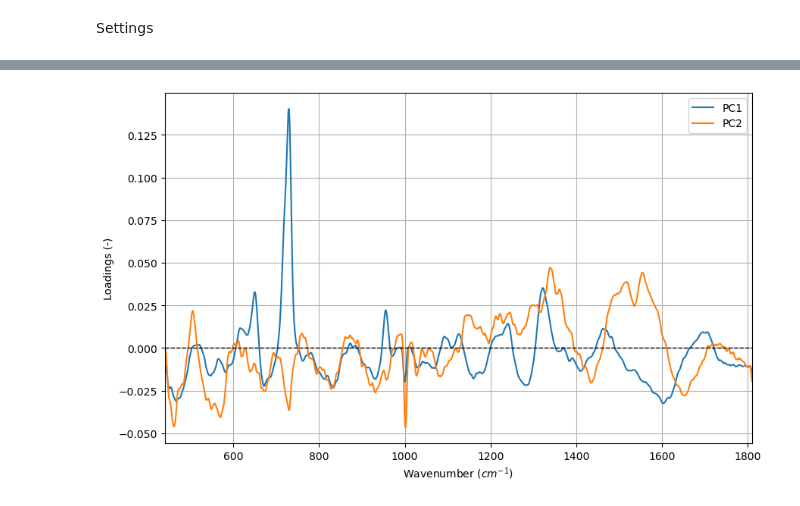
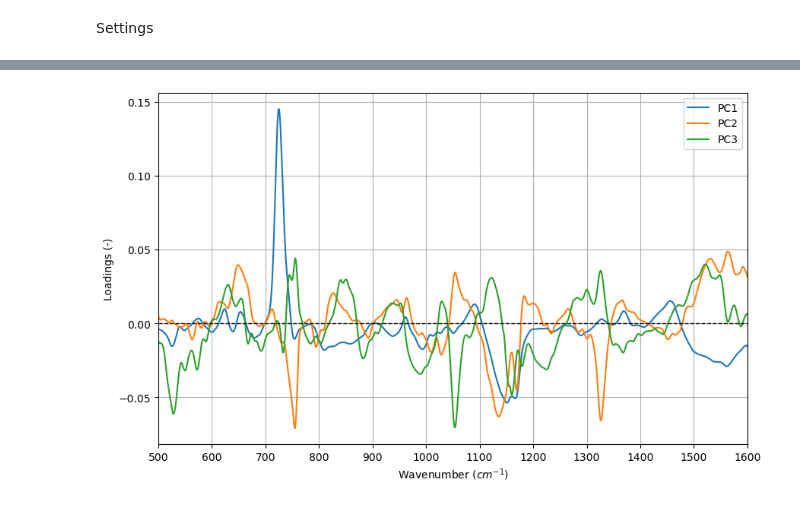
Before and after one commit to DerZ115/raman-pca, a Jupyter notebook: pca.ipynb, the cells around one changed output, grey strips where cells are left out. Cells and saved outputs as stored; diff of their text form; code cells hidden in the pictures.

```diff
--- a/pca.ipynb
+++ b/pca.ipynb
@@ -103,9 +129,16 @@ Text(0, 0.5, 'Intensity (-)')
 # %%
+
+
 X_norm = Normalizer().fit_transform(X_smooth)
 
-plt.plot(wns_reduced, X_norm.mean(axis=0))
+for i in range(len(y_key)):
+    plt.plot(wns_reduced, X_norm[y==i].mean(axis=0), label=y_key[i])
 plt.margins(x=0)
+plt.legend()
 
+plt.xticks(range(500, 1601, 100))
+
+plt.grid()
 plt.xlabel("Wavenumber ($cm^{-1}$)")
 plt.ylabel("Intensity (-)")
 # %% [output]
@@ -114,11 +147,14 @@ Text(0, 0.5, 'Intensity (-)')
+# %%
+n_components = 3
 # %%
-pca = PCA(n_components=2)
-
+# Run PCA with selected no. of components
+pca = PCA(n_components=n_components)
 X_pca = pca.fit_transform(X_norm)
 # %%
-shapes = cycle(["o", "^", "s", "d", "v", "p", "P", "*", "<", ">"])
+# simple score plot for PC1 and PC2
+shapes = ["o", "^", "s", "d", "v", "p", "P", "*", "<", ">"]
 
-for i, marker in zip(range(len(y_key)), shapes):
+for i, marker in zip(range(len(y_key)), cycle(shapes)):
     plt.scatter(X_pca[y==i, 0], X_pca[y==i, 1], label = y_key[i], marker=marker, edgecolors="k", linewidths=0.5)
 
 plt.xlabel(f"PC1 ({(pca.explained_variance_ratio_[0] * 100):.2f} %)")
@@ -131,17 +183,19 @@ plt.grid()
 # %%
 for i, component in enumerate(pca.components_):
     plt.plot(wns_reduced, component, label=f"PC{i+1}")
 
 
 plt.axhline(y=0, linestyle="--", linewidth=1, color="k")
 
 plt.margins(x=0)
 
 plt.xlabel("Wavenumber ($cm^{-1}$)")
 plt.ylabel("Loadings (-)")
 
+plt.xticks(range(500, 1601, 100))
+
 plt.legend()
 
 plt.grid()
 # %% [output]
-[figure, old version]
+[figure, new version]
```
Also changed, not shown: parts of 10 cells of this notebook, 7 other files.
